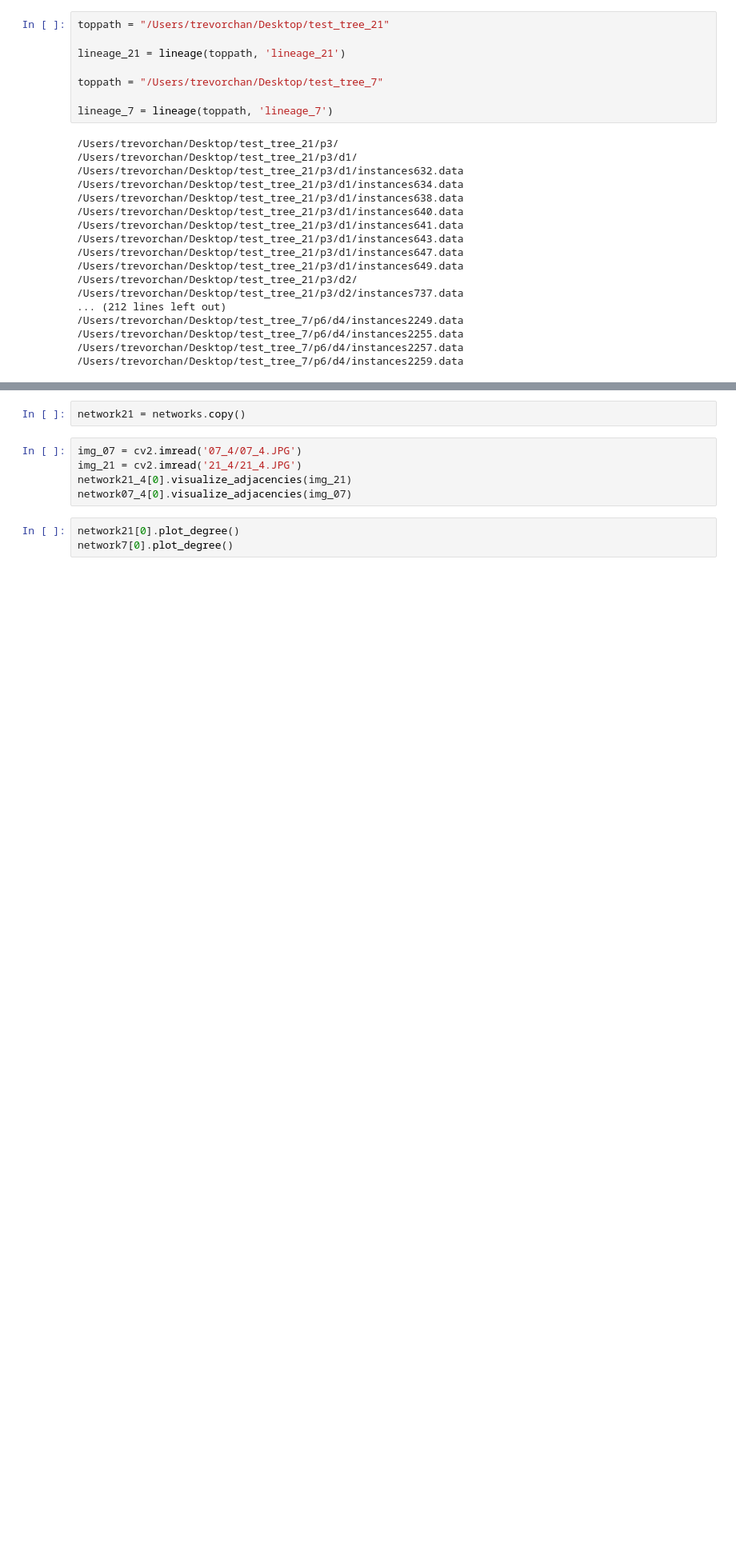
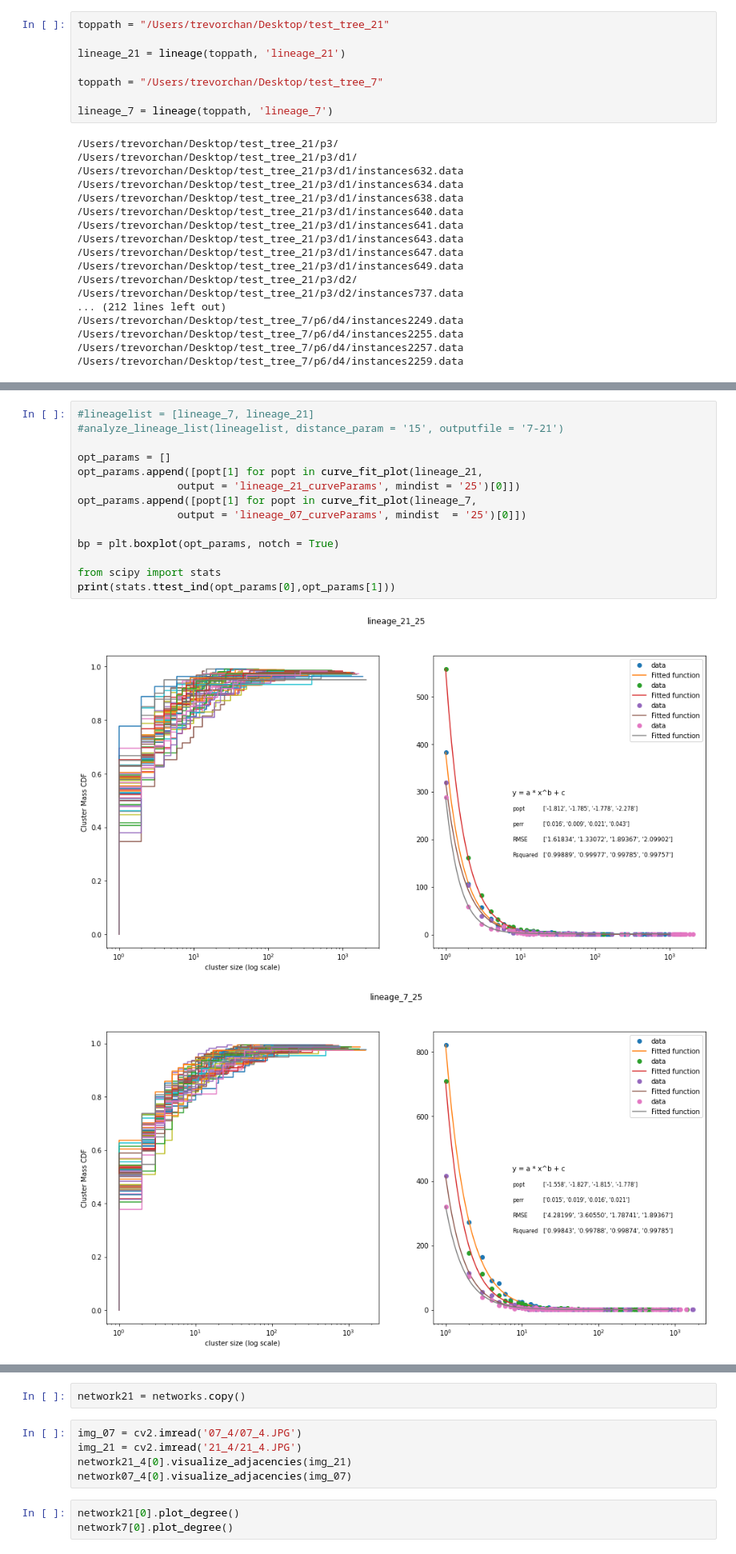
Before and after one commit to trevor-chan/research, a Jupyter notebook: morpho_scripts/NetworkAnalysis.ipynb, the cells around one changed output, grey strips where cells are left out. Shown at 80% size. Drawn from its saved outputs; the diff is of its cells as text; blank space fills up the shorter version.

```diff
--- a/morpho_scripts/NetworkAnalysis.ipynb
+++ b/morpho_scripts/NetworkAnalysis.ipynb
@@ -426,0 +515,17 @@ Text(0.5, 0.98, 'Scaling w/respect to Density')
+# %%
+#lineagelist = [lineage_7, lineage_21]
+#analyze_lineage_list(lineagelist, distance_param = '15', outputfile = '7-21')
+
+opt_params = []
+opt_params.append([popt[1] for popt in curve_fit_plot(lineage_21,
+                output = 'lineage_21_curveParams', mindist = '25')[0]])
+opt_params.append([popt[1] for popt in curve_fit_plot(lineage_7,
+                output = 'lineage_07_curveParams', mindist  = '25')[0]])
+
+bp = plt.boxplot(opt_params, notch = True)
+
+from scipy import stats
+print(stats.ttest_ind(opt_params[0],opt_params[1]))
+# %% [output]
+[figure, added]
+[figure, added]
```
Also changed, not shown: parts of 7 cells of this notebook.
